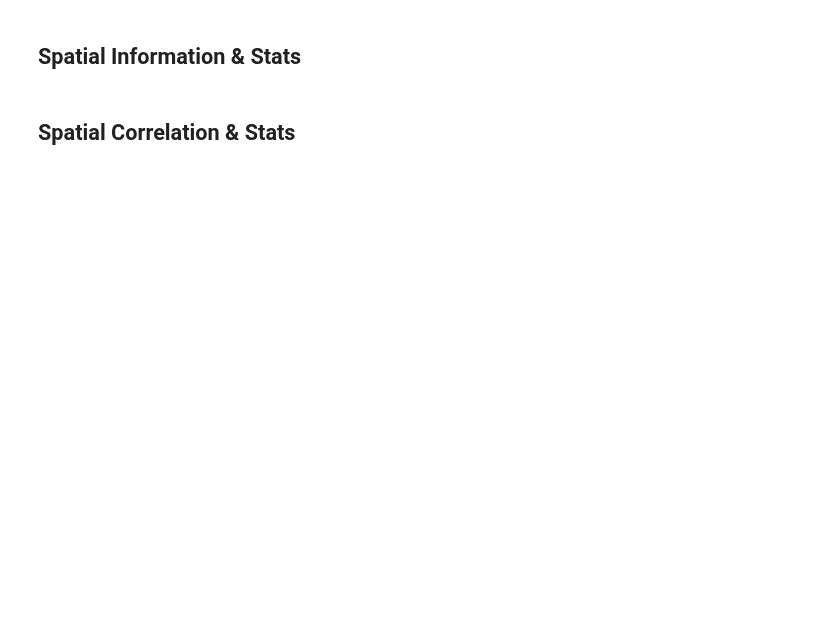
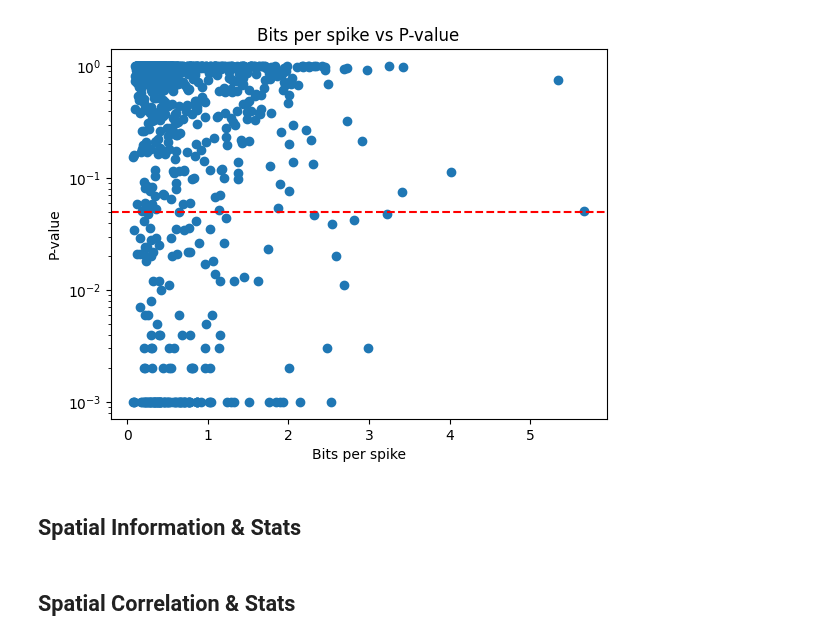
Before and after one commit to jakeswann1/SpElT, a Jupyter notebook: analysis/Place Cell Selection.ipynb, the cells around one changed output. Saved outputs shown, nothing was run; the diff lists cells and outputs as text; code cells hidden in the pictures; blank space fills up the shorter version.

```diff
--- a/analysis/Place Cell Selection.ipynb
+++ b/analysis/Place Cell Selection.ipynb
@@ -154,16 +154,18 @@ print(f'{place_cells} cells with signifcant spatiality on at least one trial.')
 # %%
 spatial_info_all = pd.read_pickle('/home/isabella/Documents/isabella/jake/ephys_analysis/processed_data/spatial_info_all.pkl')
 
 # Plot bits per spike against P-value
 # Add small constant to avoid log(0)
 spatial_info_all['p_value'] = spatial_info_all['p_value'] + 1e-3
-plt.scatter(spatial_info_all['bits_per_sec'], spatial_info_all['p_value'])
-plt.xlabel('Bits per sec')
+plt.scatter(spatial_info_all['bits_per_spike'], spatial_info_all['p_value'])
+plt.xlabel('Bits per spike')
 plt.ylabel('P-value')
-plt.title('Bits per sec vs P-value')
+plt.title('Bits per spike vs P-value')
 plt.yscale('log')
 plt.axhline(y = 0.05, color = 'r', linestyle = '--')
 plt.show()
+# %% [output]
+[figure, added]
 # %%
 # from scipy.io import savemat
 
```
Also changed, not shown: parts of 1 cell of this notebook, 1 other file.
